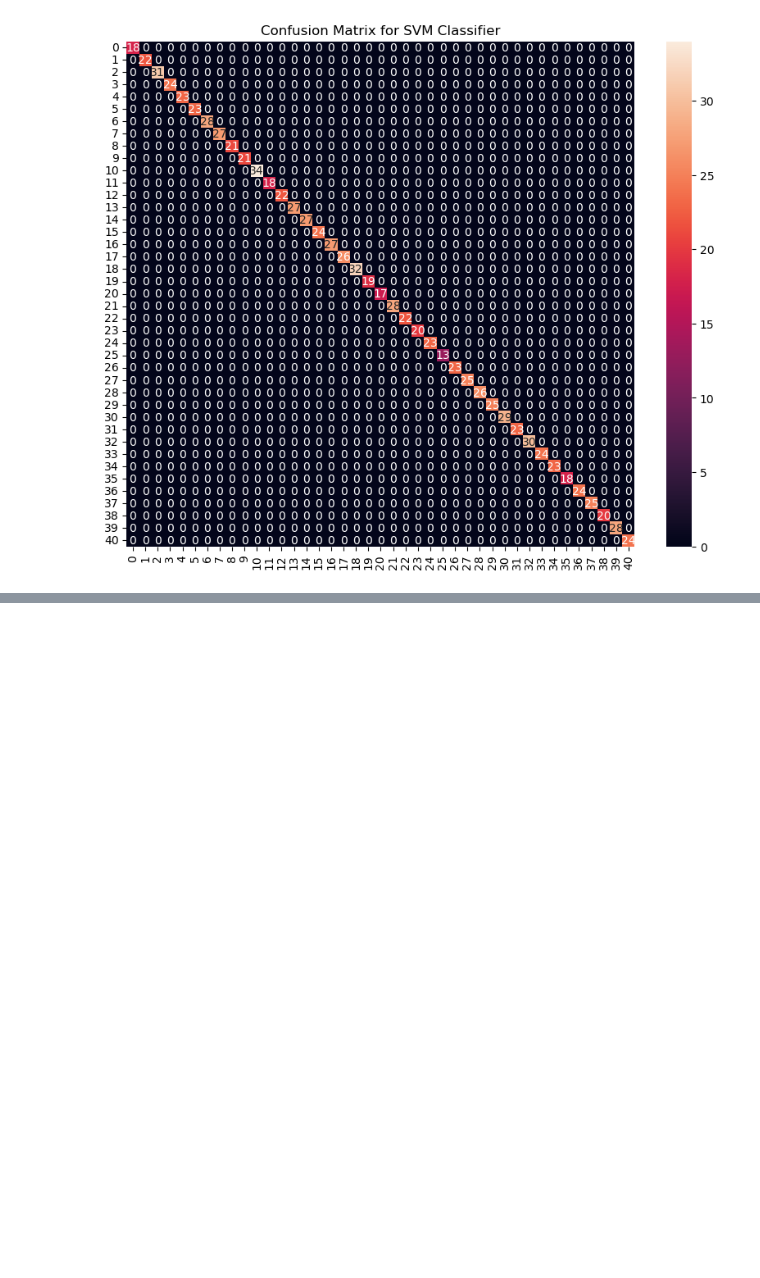
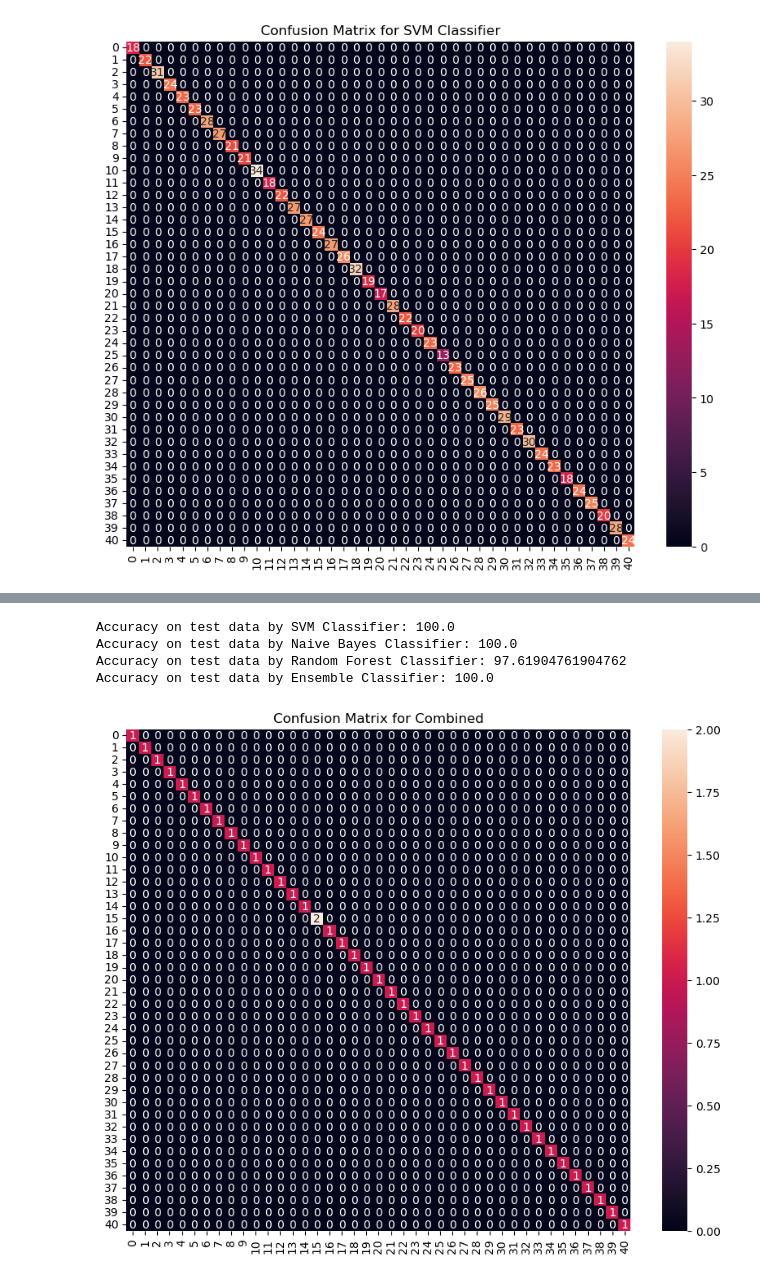
Before and after one commit to TanishqT7/Everyday-Projects, a Jupyter notebook: Disease Prediction/model.ipynb, the cells around one changed output, grey strips where cells are left out. Drawn from its saved outputs; the diff is of its cells as text; code cells hidden in the pictures; blank space fills up the shorter version.

```diff
--- a/Disease Prediction/model.ipynb
+++ b/Disease Prediction/model.ipynb
@@ -121,0 +158,38 @@ Accuracy on test data by SVM Classifier: 100.0
+# %%
+from scipy import stats
+
+final_svm_model = SVC()
+final_nb_model = GaussianNB()
+final_rf_model = RandomForestClassifier()
+final_svm_model.fit(x, y)
+final_nb_model.fit(x, y)
+final_rf_model.fit(x, y)
+
+test_data = pd.read_csv('Testing.csv').dropna(axis = 1)
+
+test_x = test_data.iloc[:, :-1]
+test_y = encoder.transform(test_data.iloc[:, -1])
+
+svm_pred = final_svm_model.predict(test_x)
+nb_pred = final_nb_model.predict(test_x)
+rf_pred = final_rf_model.predict(test_x)
+
+print(f"Accuracy on test data by SVM Classifier: {accuracy_score(test_y, svm_pred) * 100}")
+print(f"Accuracy on test data by Naive Bayes Classifier: {accuracy_score(test_y, nb_pred) * 100}")
+print(f"Accuracy on test data by Random Forest Classifier: {accuracy_score(test_y, rf_pred) * 100}")
+
+final_pred = [stats.mode([i, j, k])[0] for i, j, k in zip(svm_pred, nb_pred, rf_pred)]
+
+print(f"Accuracy on test data by Ensemble Classifier: {accuracy_score(test_y, final_pred) * 100}")
+
+cf_matrix = confusion_matrix(test_y, final_pred)
+plt.figure(figsize=(10, 8))
+sns.heatmap(cf_matrix, annot = True)
+plt.title("Confusion Matrix for Combined")
+plt.show()
+# %% [output]
+Accuracy on test data by SVM Classifier: 100.0
+Accuracy on test data by Naive Bayes Classifier: 100.0
+Accuracy on test data by Random Forest Classifier: 97.61904761904762
+Accuracy on test data by Ensemble Classifier: 100.0
+[figure, added]
```
Also changed, not shown: parts of 4 cells of this notebook.
